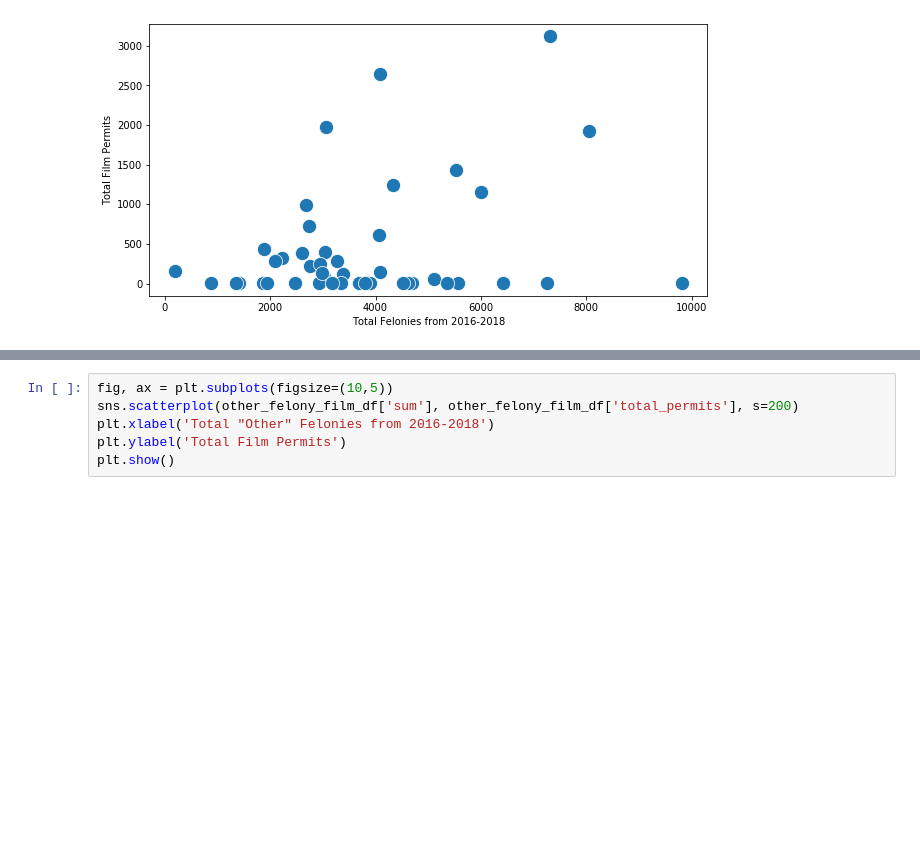
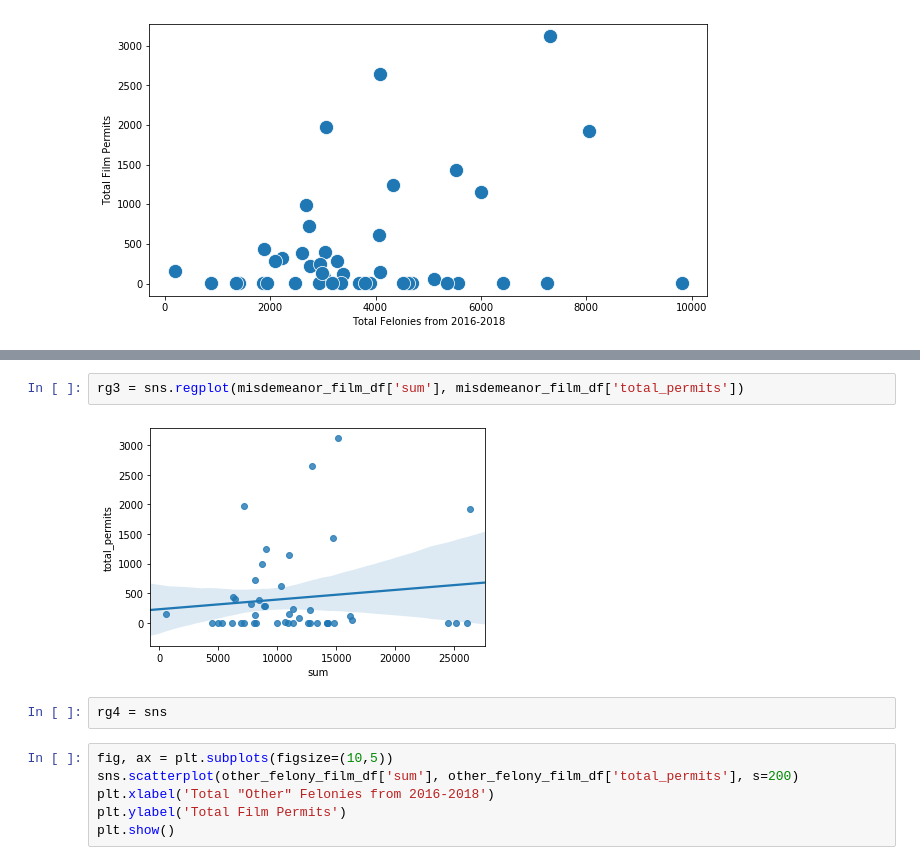
Before and after one commit to triolinho/stats_project, a Jupyter notebook: project_nb.ipynb, the cells around one changed output, grey strips where cells are left out. Cells and saved outputs as stored; diff of their text form; blank space fills up the shorter version.

```diff
--- a/project_nb.ipynb
+++ b/project_nb.ipynb
@@ -1176,3 +1184,9 @@ plt.show()
+# %%
+rg3 = sns.regplot(misdemeanor_film_df['sum'], misdemeanor_film_df['total_permits'])
+# %% [output]
+[figure, added]
+# %%
+rg4 = sns
 # %%
 fig, ax = plt.subplots(figsize=(10,5))
 sns.scatterplot(other_felony_film_df['sum'], other_felony_film_df['total_permits'], s=200)
```
Also changed, not shown: parts of 12 cells of this notebook, 5 other files.
